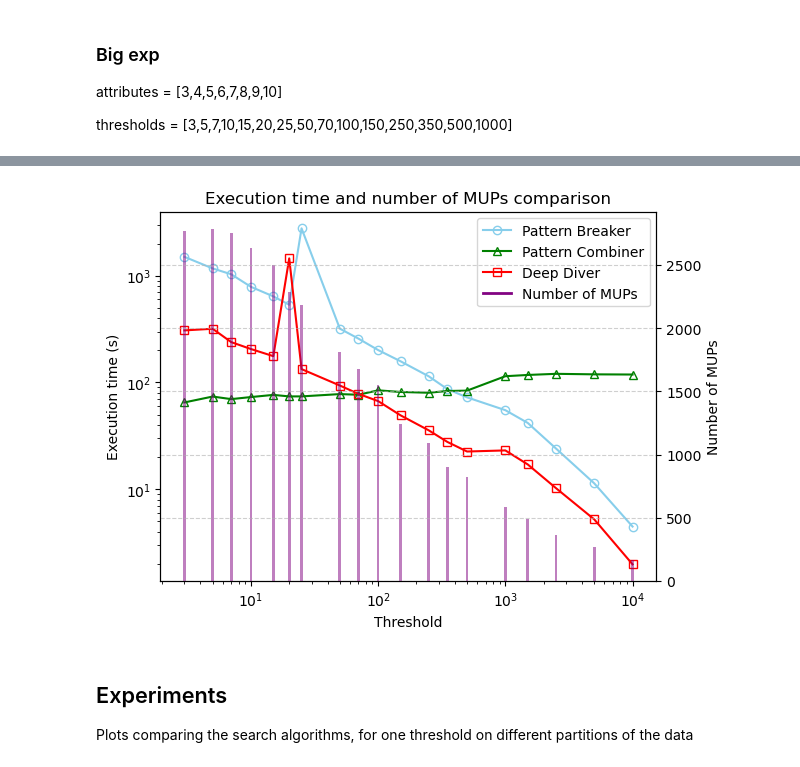
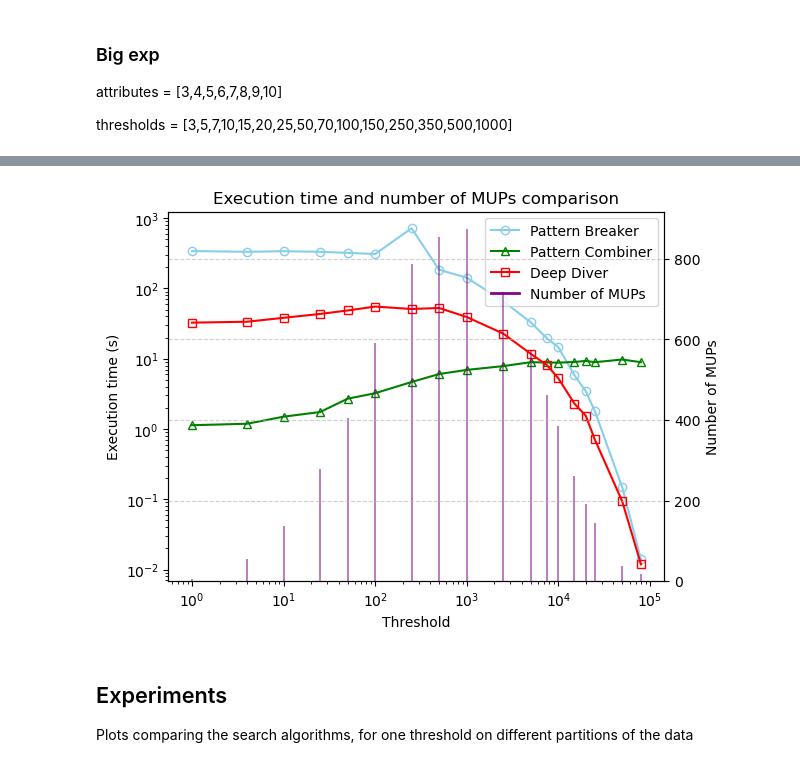
Before and after one commit to nirsurani132/dataManagementFinalProject25, a Jupyter notebook: Search_Algorithms.ipynb, the cells around one changed output, grey strips where cells are left out. Drawn from its saved outputs; the diff is of its cells as text; code cells hidden in the pictures.

```diff
--- a/Search_Algorithms.ipynb
+++ b/Search_Algorithms.ipynb
@@ -133,0 +130,4 @@ data = collect_data_several_thresholds(attributes, thresholds)
+# %%
+attributes = [9,13,17,18,25,26,34,35,38]
+thresholds = [1,4,10,25,50,100,250,500,1000,2500,5000,7500,10000,15000,20000,25000,50000,80000]
+data = collect_data_several_thresholds(attributes, thresholds)
@@ -134,7 +152,7 @@ data = collect_data_several_thresholds(attributes, thresholds)
 # %%
-prot_several_thresholds(data, thresholds)
+plot_several_thresholds(data, thresholds)
 # %% [output]
-[figure, old version]
+[figure, new version]
 # %% [markdown]
 ## Experiments
 Plots comparing the search algorithms, for one threshold on different partitions of the data
```
Also changed, not shown: parts of 4 cells of this notebook, 1 other file.
